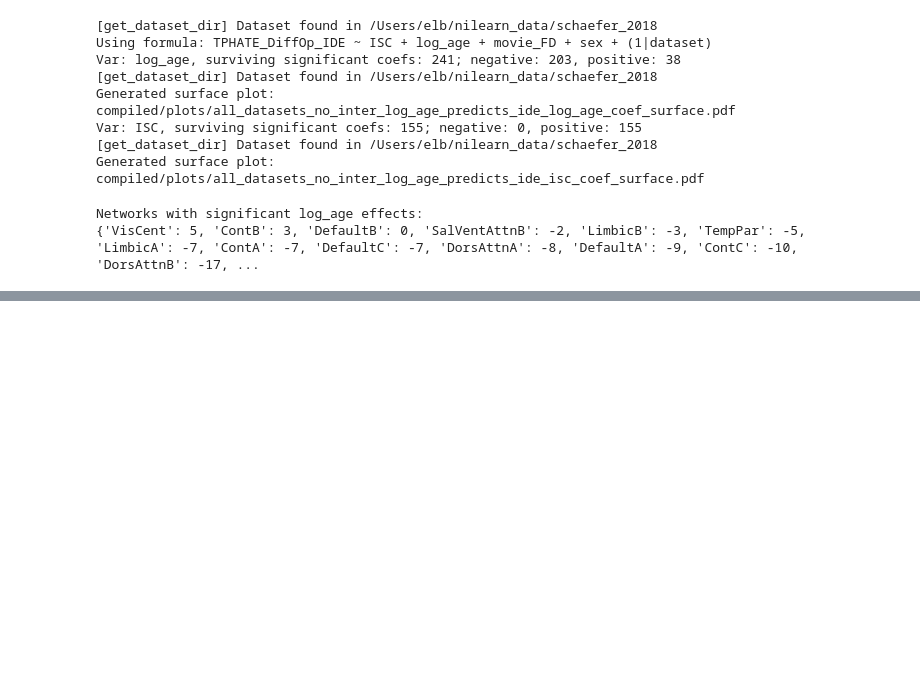
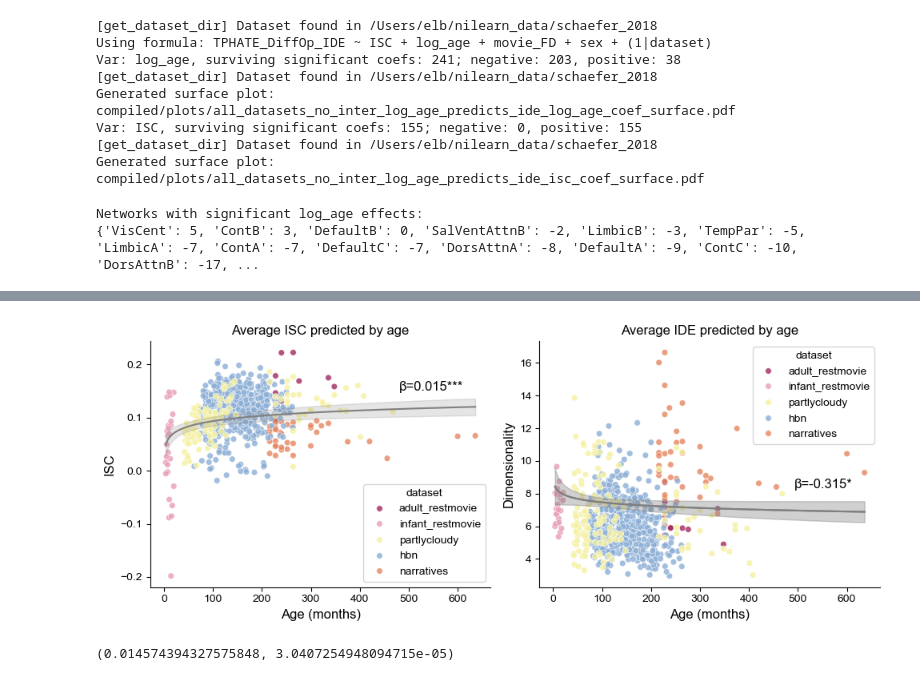
Before and after one commit to ericabusch/task_dim, a Jupyter notebook: compiled_results_analysis.ipynb, the cells around one changed output, grey strips where cells are left out. Saved outputs shown, nothing was run; the diff lists cells and outputs as text; code cells hidden in the pictures; blank space fills up the shorter version.

```diff
--- a/compiled_results_analysis.ipynb
+++ b/compiled_results_analysis.ipynb
@@ -1171,3 +1190,5 @@ ValueError: zero-size array to reduction operation maximum which has no identity
+# %%
+par_df_hbn = par_df_hbn.reset_index()
 # %%
 import matplotlib.pyplot as plt
 
@@ -3349,0 +3487,7 @@ for var, label in [('log_age', 'log_age'), ('ISC', 'isc')]:
+# %%
+# Load datasets separate into ID and ISC
+combined_df = combined_df[combined_df['task'] != 'mickey'].reset_index(drop=True)
+# set dataset as categorical
+combined_df['dataset'] = combined_df['dataset'].astype('category')
+combined_df['sex']=combined_df['sex'].astype('category')
+combined_df['region_name']=combined_df['region_name'].astype('category')
@@ -3349,0 +3622,58 @@ for var, label in [('log_age', 'log_age'), ('ISC', 'isc')]:
+# %%
+fig, axes = plt.subplots(1,2, figsize=(10, 4))
+plt.rcParams['font.family'] = 'Arial'
+
+ax=axes[0]
+sns.scatterplot(
+    x='age_months', y='ISC',
+    data=mean_df,
+    hue='dataset',
+    hue_order=hue_order,
+    palette=color_palette,
+    s=30, alpha=0.8,
+    ax=ax,
+    zorder=1
+)
+
+# --- plot log fit line + bootstrap CI band ---
+ax.fill_between(age_range, ci_lower_isc, ci_upper_isc,
+                color='gray', alpha=0.2, zorder=2)
+ax.plot(age_range, y_pred_isc, color='gray', linewidth=1.5, zorder=3)
+beta_age_isc_combined = lme_isc_combined.params['log_age']
+p_age_isc_combined = lme_isc_combined.pvalues['log_age']
+sig_isc = helper.get_asterisks_pvalue(p_age_isc_combined)
+ax.text(0.92, 0.84, f'β={beta_age_isc_combined:.3f}{sig_isc}',
+    transform=ax.transAxes, ha='right', va='top', fontsize=12)
+ax.set_xlabel('Age (months)', fontsize=12); ax.set_ylabel('ISC', fontsize=12); ax.set_title('Average ISC predicted by age')
+
+
+ax=axes[1]
+sns.scatterplot(
+    x='age_months', y='TPHATE_DiffOp_IDE',
+    data=mean_df,
+    hue='dataset',
+    hue_order=hue_order,
+    palette=color_palette,
+    s=30, alpha=0.8,
+    ax=ax,
+    zorder=1
+)
+
+# --- plot log fit line + bootstrap CI band ---
+ax.fill_between(age_range, ci_lower_ide, ci_upper_ide,
+                color='gray', alpha=0.2, zorder=2)
+ax.plot(age_range, y_pred_ide, color='gray', linewidth=1.5, zorder=3)
+# --- plot log fit line + bootstrap CI band ---
+ax.fill_between(age_range, ci_lower_ide, ci_upper_ide,
+                color='gray', alpha=0.2, zorder=2)
+ax.plot(age_range, y_pred_ide, color='gray', linewidth=1.5, zorder=3)
+beta_age_ide_combined = lme_ide_combined.params['log_age']
+p_age_ide_combined = lme_ide_combined.pvalues['log_age']
+sig_isc = helper.get_asterisks_pvalue(p_age_ide_combined)
+ax.text(0.92, 0.44, f'β={beta_age_ide_combined:.3f}{sig_isc}',
+    transform=ax.transAxes, ha='right', va='top', fontsize=12)
+ax.set_xlabel('Age (months)', fontsize=12); ax.set_ylabel('Dimensionality', fontsize=12); ax.set_title('Average IDE predicted by age')
+sns.despine(); plt.tight_layout()
+plt.savefig(f'{PLOT_DIR}/all_datasets_combined_age_effects_isc_ide.pdf', format='pdf', transparent=True)
+# %% [output]
+[figure, added]
@@ -3349,0 +3682,5 @@ for var, label in [('log_age', 'log_age'), ('ISC', 'isc')]:
+# %%
+# get all values for log_age coefficient
+lme_isc_combined.params['log_age'], lme_isc_combined.pvalues['log_age'],
+# %% [output]
+(0.014574394327575848, 3.0407254948094715e-05)
```
Also changed, not shown: parts of 22 cells of this notebook, 3 other files.
